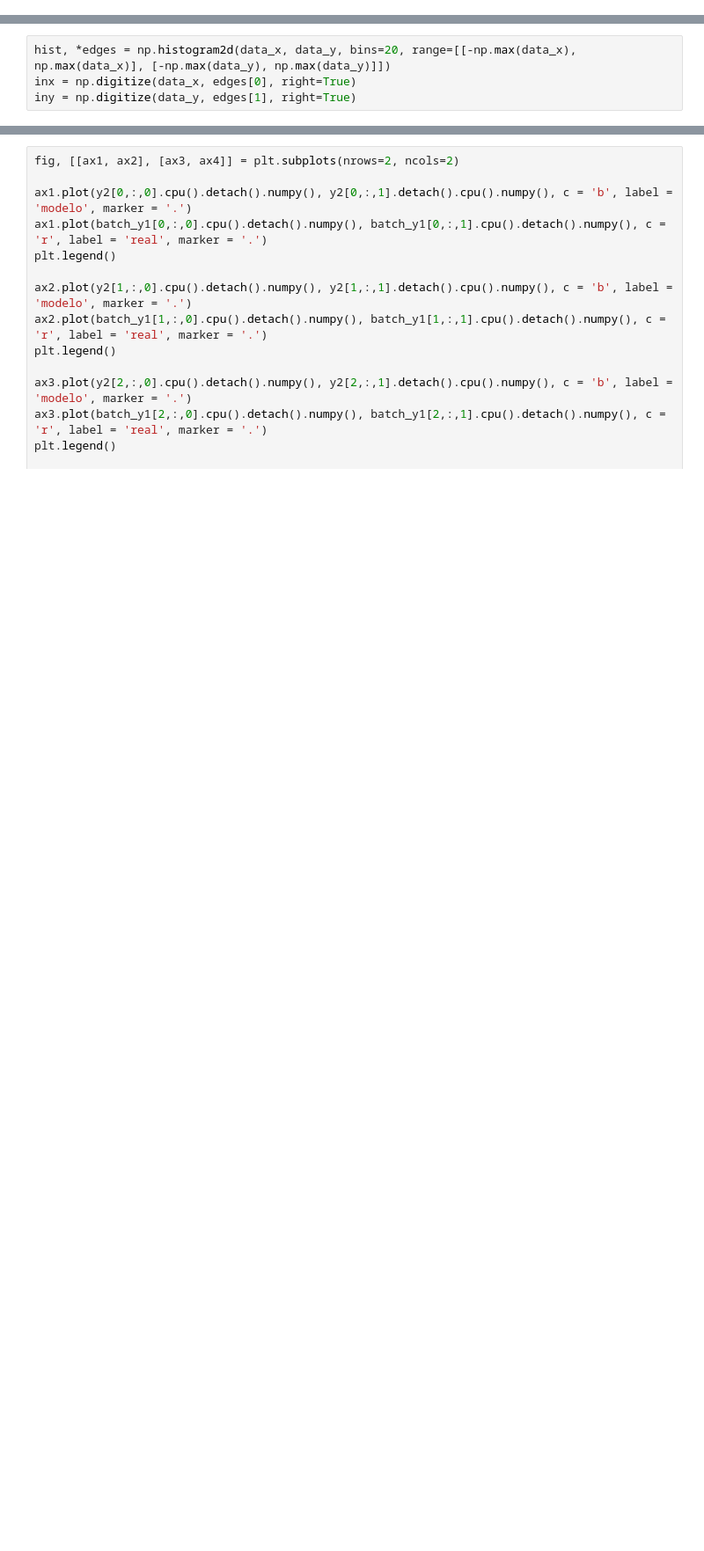
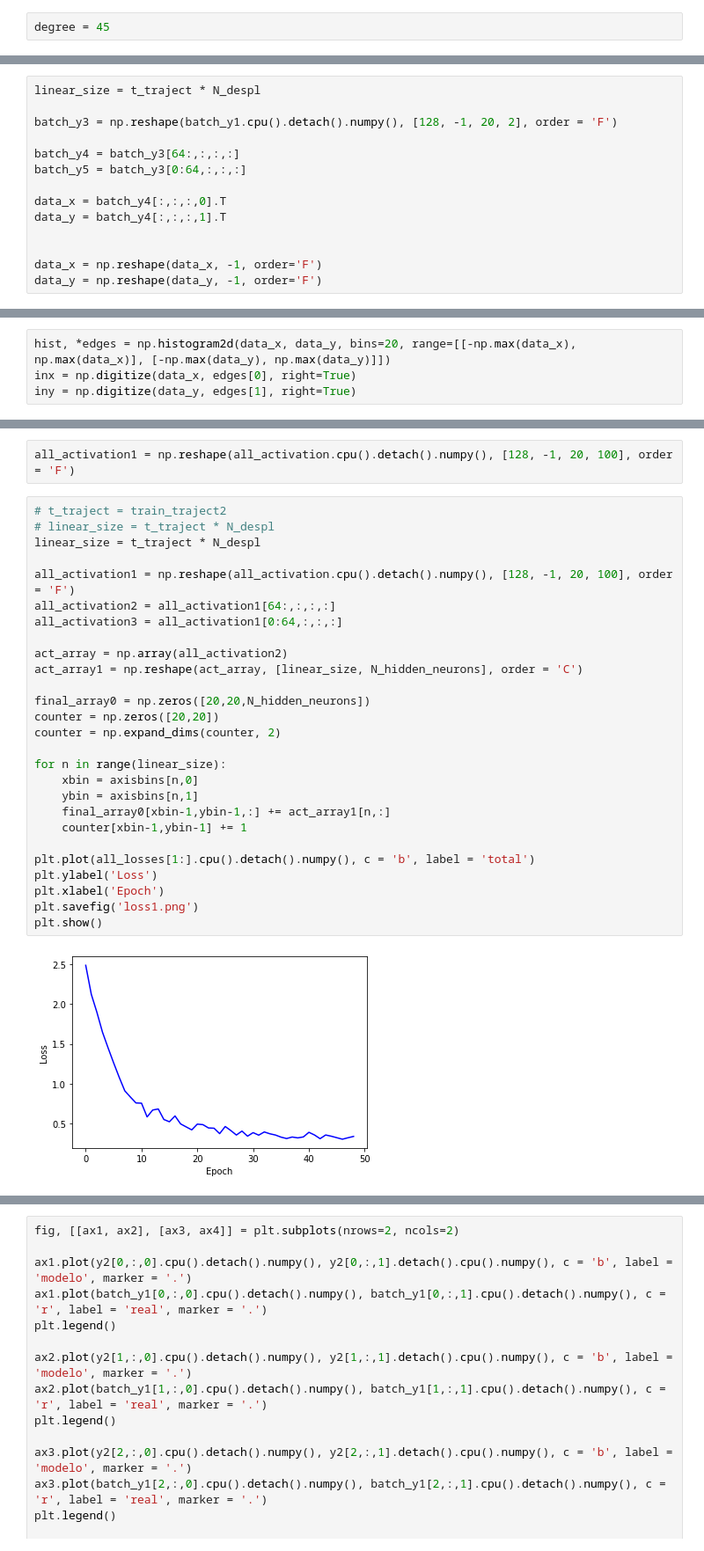
Before and after one commit to MauMN/python-projects, a Jupyter notebook: recurrent-neural-network.ipynb, the cells around one changed output, grey strips where cells are left out. Shown at 88% size. Cells and saved outputs as stored; diff of their text form; blank space fills up the shorter version.

Commit message:
Kaggle Notebook | notebook878a87afec | Version 18 - 100hidden 20soft

```diff
--- a/recurrent-neural-network.ipynb
+++ b/recurrent-neural-network.ipynb
@@ -466,3 +497,5 @@ class Testing:
+# %%
+degree = 45
 # %%
 %%writefile train.py
 import os
@@ -953,3 +923,17 @@ batch_y1.shape
+# %%
+linear_size = t_traject * N_despl
+
+batch_y3 = np.reshape(batch_y1.cpu().detach().numpy(), [128, -1, 20, 2], order = 'F')
+
+batch_y4 = batch_y3[64:,:,:,:]
+batch_y5 = batch_y3[0:64,:,:,:]
+
+data_x = batch_y4[:,:,:,0].T
+data_y = batch_y4[:,:,:,1].T
+
+
+data_x = np.reshape(data_x, -1, order='F')
+data_y = np.reshape(data_y, -1, order='F')
 # %%
 t_traject = train_traject2
 linear_size = t_traject * N_despl
@@ -1086,0 +1044,31 @@ plt.savefig('hidden_neurons1.png')
+# %%
+all_activation1 = np.reshape(all_activation.cpu().detach().numpy(), [128, -1, 20, 100], order = 'F')
+# %%
+# t_traject = train_traject2
+# linear_size = t_traject * N_despl
+linear_size = t_traject * N_despl
+
+all_activation1 = np.reshape(all_activation.cpu().detach().numpy(), [128, -1, 20, 100], order = 'F')
+all_activation2 = all_activation1[64:,:,:,:]
+all_activation3 = all_activation1[0:64,:,:,:]
+
+act_array = np.array(all_activation2)
+act_array1 = np.reshape(act_array, [linear_size, N_hidden_neurons], order = 'C')
+
+final_array0 = np.zeros([20,20,N_hidden_neurons])
+counter = np.zeros([20,20])
+counter = np.expand_dims(counter, 2)
+
+for n in range(linear_size):
+    xbin = axisbins[n,0]
+    ybin = axisbins[n,1]
+    final_array0[xbin-1,ybin-1,:] += act_array1[n,:]
+    counter[xbin-1,ybin-1] += 1
+
+plt.plot(all_losses[1:].cpu().detach().numpy(), c = 'b', label = 'total')
+plt.ylabel('Loss')
+plt.xlabel('Epoch')
+plt.savefig('loss1.png')
+plt.show()
+# %% [output]
+[figure, added]
```
Also changed, not shown: parts of 143 cells of this notebook.
